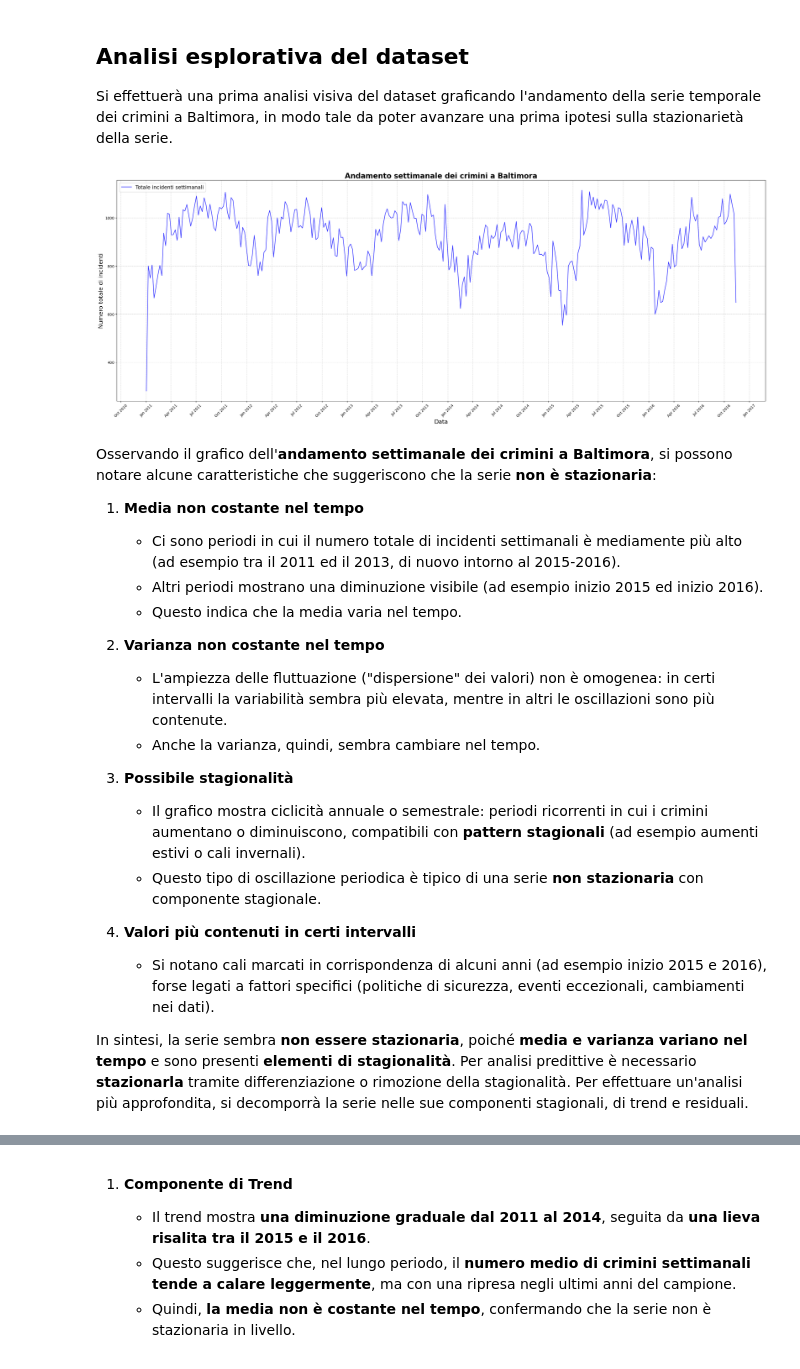
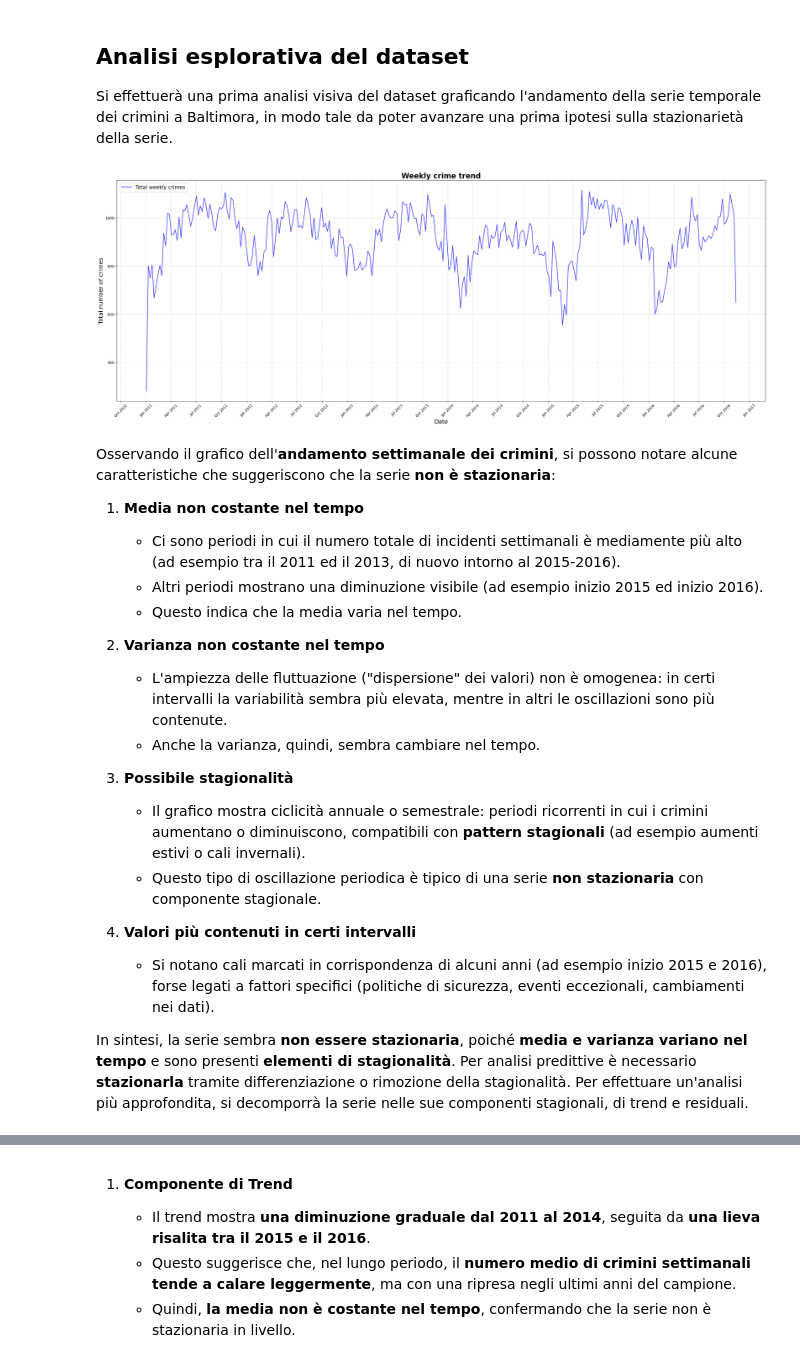
Before and after one commit to MattSona99/DataScience, a Jupyter notebook: Classification_Clustering_TimeSeries/timeseries.ipynb, the cells around one changed output, grey strips where cells are left out. Cells and saved outputs as stored; diff of their text form; code cells hidden in the pictures.

```diff
--- a/Classification_Clustering_TimeSeries/timeseries.ipynb
+++ b/Classification_Clustering_TimeSeries/timeseries.ipynb
@@ -210,31 +208,31 @@ Si effettuerà una prima analisi visiva del dataset graficando l'andamento della
 # %%
 import matplotlib.pyplot as plt
 import matplotlib.dates as mdates
 
 plt.figure(figsize=(26, 10))
 plt.plot(
     crime_time_series['DateTime'],
     crime_time_series['Total Incidents'],
-    label='Totale incidenti settimanali',
+    label='Total weekly crimes',
     alpha=0.8,
     linewidth=1.5,
     color='blue'
 )
 
 plt.gca().xaxis.set_major_formatter(mdates.DateFormatter('%b %Y'))
 plt.gca().xaxis.set_major_locator(mdates.MonthLocator(interval=3))
 plt.xticks(rotation=45)
-plt.title('Andamento settimanale dei crimini a Baltimora', fontsize=20, fontweight='bold')
-plt.xlabel('Data', fontsize=16)
-plt.ylabel('Numero totale di incidenti', fontsize=16)
+plt.title('Weekly crime trend', fontsize=20, fontweight='bold')
+plt.xlabel('Date', fontsize=16)
+plt.ylabel('Total number of crimes', fontsize=16)
 plt.legend(fontsize=14, loc='upper left')
 plt.grid(True, linestyle='--', alpha=0.6)
 plt.tight_layout()
 plt.show()
 # %% [output]
-[figure, old version]
+[figure, new version]
 # %% [markdown]
-Osservando il grafico dell'**andamento settimanale dei crimini a Baltimora**, si possono notare alcune caratteristiche che suggeriscono che la serie **non è stazionaria**:
+Osservando il grafico dell'**andamento settimanale dei crimini**, si possono notare alcune caratteristiche che suggeriscono che la serie **non è stazionaria**:
 
 1. **Media non costante nel tempo**
    - Ci sono periodi in cui il numero totale di incidenti settimanali è mediamente più alto (ad esempio tra il 2011 ed il 2013, di nuovo intorno al 2015-2016).
```
Also changed, not shown: parts of 14 cells of this notebook.
